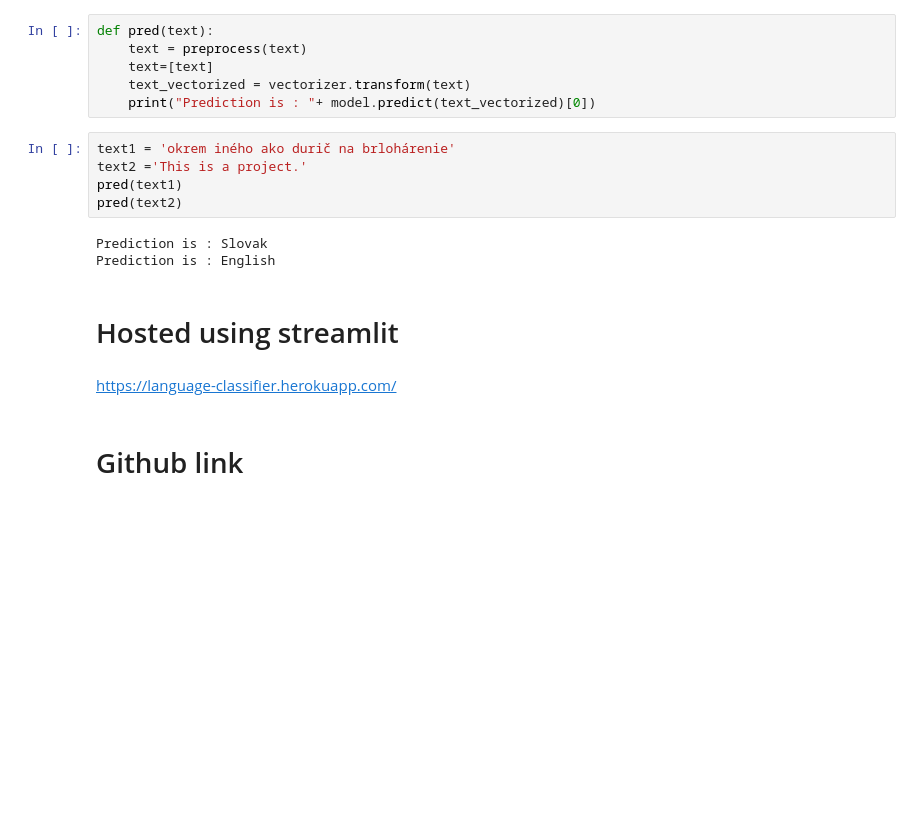
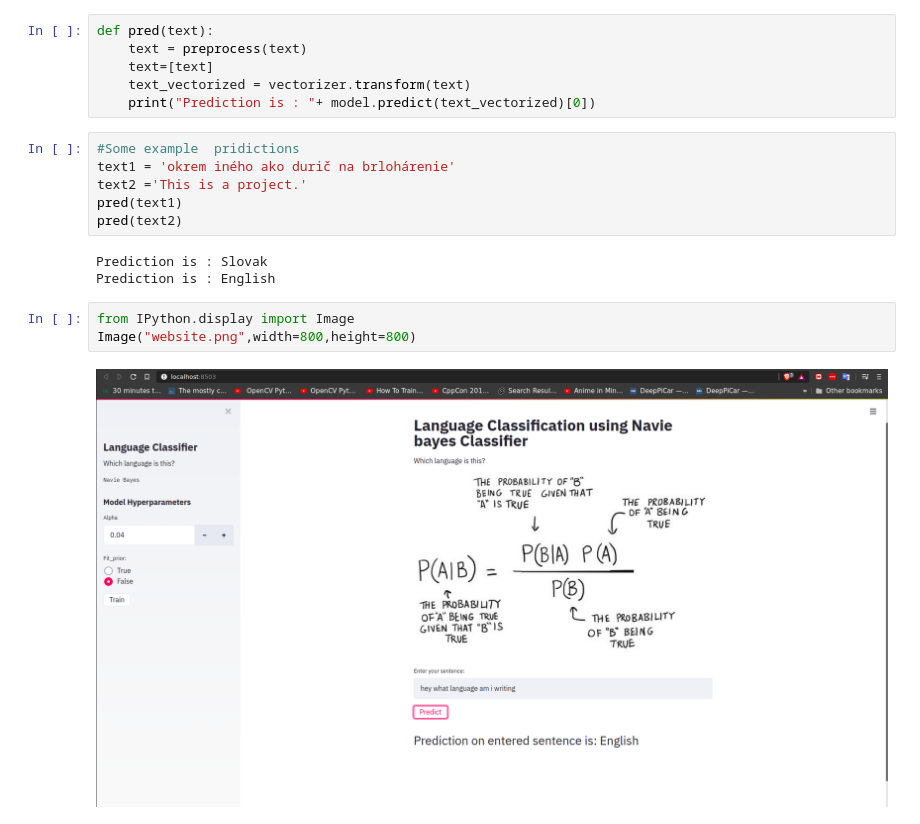
Before and after one commit to nishchaym/language-classifier, a Jupyter notebook: Language classifier.ipynb, the cells around one changed output. Drawn from its saved outputs; the diff is of its cells as text; blank space fills up the shorter version.

```diff
--- a/Language classifier.ipynb
+++ b/Language classifier.ipynb
@@ -196,6 +195,7 @@ def pred(text):
     text_vectorized = vectorizer.transform(text)
     print("Prediction is : "+ model.predict(text_vectorized)[0])
 # %%
+#Some example  pridictions
 text1 = 'okrem iného ako durič na brlohárenie'
 text2 ='This is a project.'
 pred(text1)
@@ -203,11 +203,9 @@ pred(text2)
 # %% [output]
 Prediction is : Slovak
 Prediction is : English
-# %% [markdown]
-<a id='task4'></a>
-# Hosted using streamlit
-# %% [markdown]
-https://language-classifier.herokuapp.com/
-# %% [markdown]
-# Github link
+# %%
+from IPython.display import Image
+Image("website.png",width=800,height=800)
+# %% [output]
+[figure, added]
 # %% [markdown]
```
Also changed, not shown: parts of 6 cells of this notebook, 5 other files.
